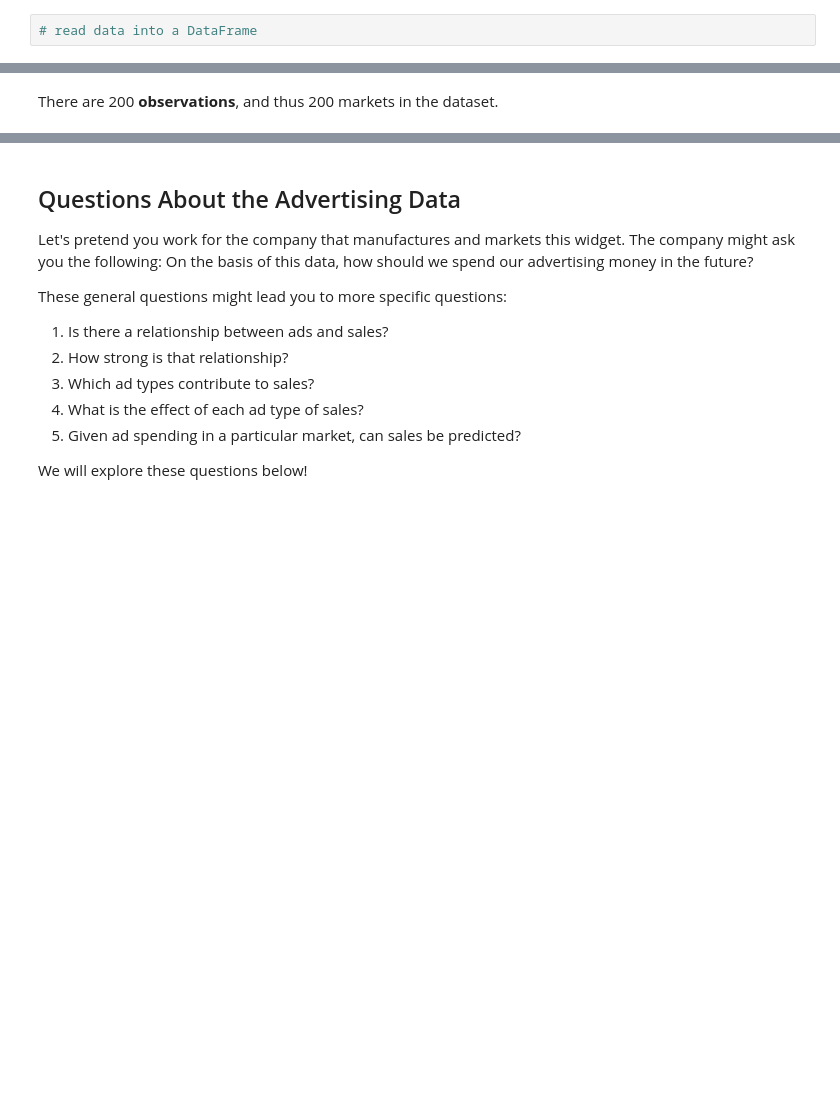
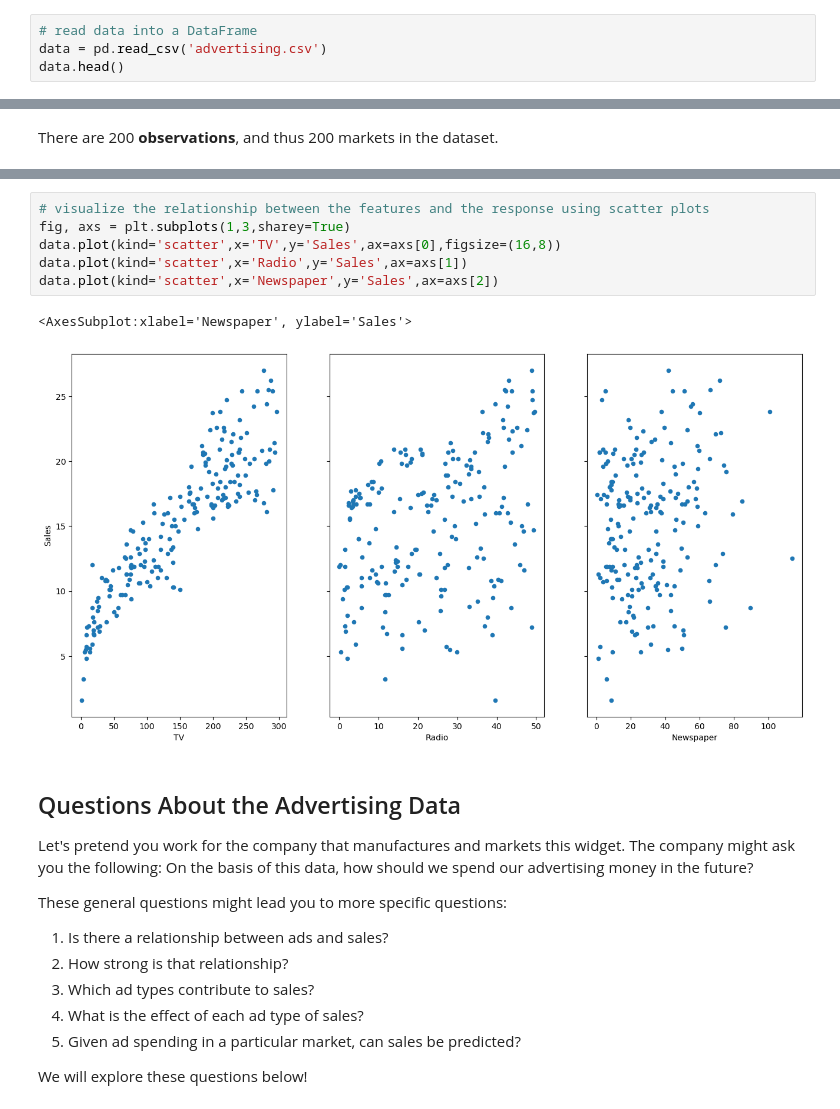
Before and after one commit to asterisk-ragavan/python-projects, a Jupyter notebook: palan_project/projects/project 1/LinearUNCODE.ipynb, the cells around one changed output, grey strips where cells are left out. Saved outputs shown, nothing was run; the diff lists cells and outputs as text; blank space fills up the shorter version.

```diff
--- a/palan_project/projects/project 1/LinearUNCODE.ipynb
+++ b/palan_project/projects/project 1/LinearUNCODE.ipynb
@@ -39,6 +43,8 @@ It is represented by an equation Y=a+b*X + e, where a is intercept, b is slope o
 Let's take a look at some data, ask some questions about that data, and then use Linear regression to answer those questions!
 # %%
 # read data into a DataFrame
+data = pd.read_csv('advertising.csv')
+data.head()
 # %% [output]
 |  | TV | Radio | Newspaper | Sales |
 | 0 | 230.1 | 37.8 | 69.2 | 22.1 |
@@ -68,3 +70,12 @@ There are 200 **observations**, and thus 200 markets in the dataset.
+# %%
+# visualize the relationship between the features and the response using scatter plots
+fig, axs = plt.subplots(1,3,sharey=True)
+data.plot(kind='scatter',x='TV',y='Sales',ax=axs[0],figsize=(16,8))
+data.plot(kind='scatter',x='Radio',y='Sales',ax=axs[1])
+data.plot(kind='scatter',x='Newspaper',y='Sales',ax=axs[2])
+# %% [output]
+<AxesSubplot:xlabel='Newspaper', ylabel='Sales'>
+[figure, added]
 # %% [markdown]
 ## Questions About the Advertising Data
 
```
Also changed, not shown: parts of 17 cells of this notebook.
